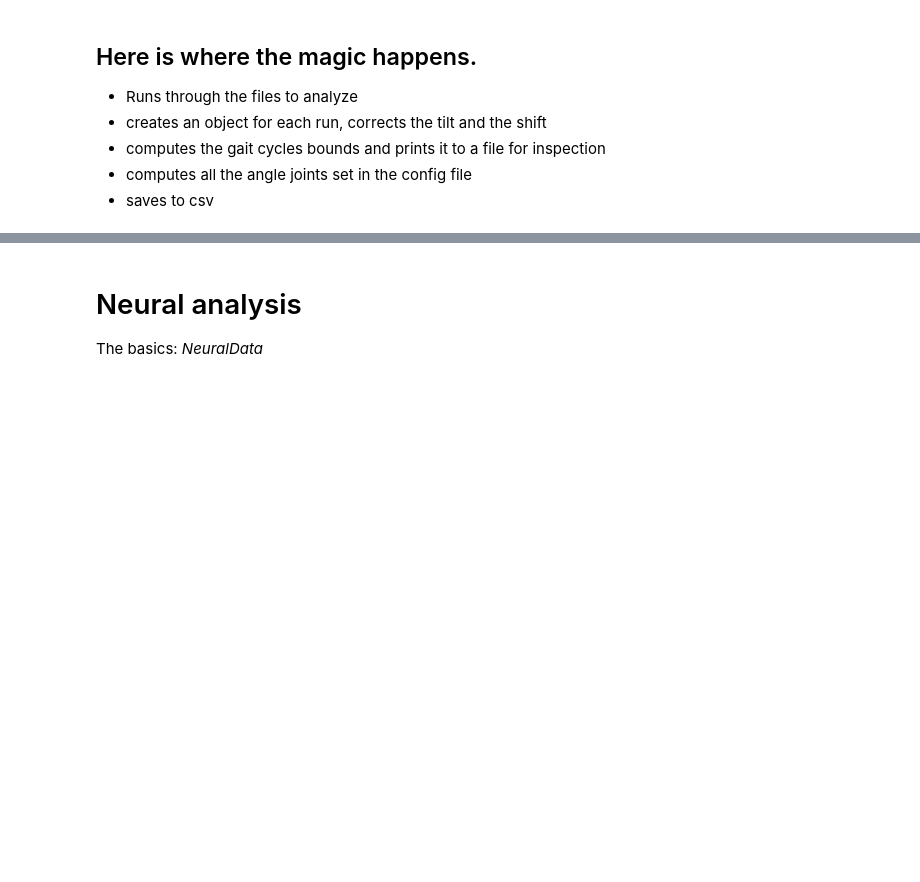
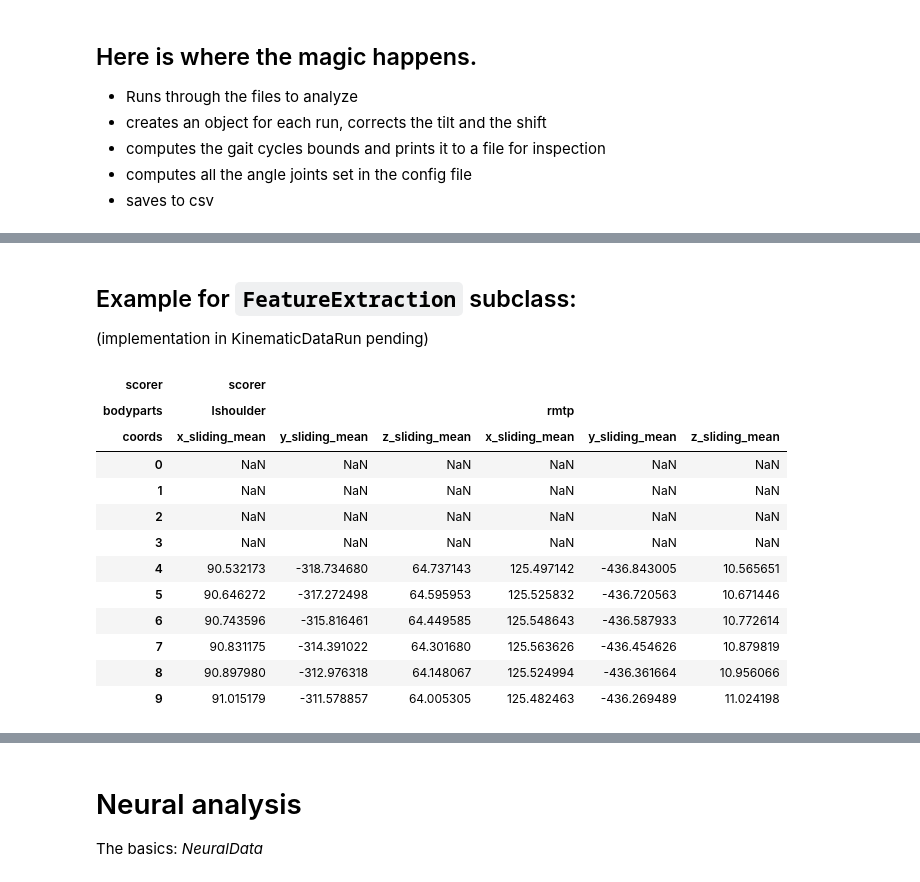
Before and after one commit to ELGarulli/neurokin, a Jupyter notebook: DEMO_neural_gait_correlation.ipynb, the cells around one changed output, grey strips where cells are left out. Saved outputs shown, nothing was run; the diff lists cells and outputs as text; code cells hidden in the pictures; blank space fills up the shorter version.

Commit message:
initial implementation features module; FeatureExtraction ABC

```diff
--- a/DEMO_neural_gait_correlation.ipynb
+++ b/DEMO_neural_gait_correlation.ipynb
@@ -69 +69,5 @@ kin_data.plot_step_partition(step_left_marker, step_right_marker, ax_l=axs[0], a
 [figure]
+# %% [markdown]
+## Example for `FeatureExtraction` subclass:
+
+(implementation in KinematicDataRun pending)
@@ -69,0 +76,22 @@ kin_data.plot_step_partition(step_left_marker, step_right_marker, ax_l=axs[0], a
+# %%
+# as the implementation in the KinematicDataRun class is still pending:
+df = kin_data.markers_df.copy()
+# %%
+# without passing any params, defaults will be used:
+feature_extraction_strat = SampleFeatureExtractionStrategy(sliced_marker_df=df)
+extracted_features_df = feature_extraction_strat.extract_features(source_marker_ids=['lshoulder', 'rmtp'])
+extracted_features_df.head(10)
+# %% [output]
+| scorer | scorer |  |  |  |  |  |
+| bodyparts | lshoulder |  |  | rmtp |  |  |
+| coords | x_sliding_mean | y_sliding_mean | z_sliding_mean | x_sliding_mean | y_sliding_mean | z_sliding_mean |
+| 0 | NaN | NaN | NaN | NaN | NaN | NaN |
+| 1 | NaN | NaN | NaN | NaN | NaN | NaN |
+| 2 | NaN | NaN | NaN | NaN | NaN | NaN |
+| 3 | NaN | NaN | NaN | NaN | NaN | NaN |
+| 4 | 90.532173 | -318.734680 | 64.737143 | 125.497142 | -436.843005 | 10.565651 |
+| 5 | 90.646272 | -317.272498 | 64.595953 | 125.525832 | -436.720563 | 10.671446 |
+| 6 | 90.743596 | -315.816461 | 64.449585 | 125.548643 | -436.587933 | 10.772614 |
+| 7 | 90.831175 | -314.391022 | 64.301680 | 125.563626 | -436.454626 | 10.879819 |
+| 8 | 90.897980 | -312.976318 | 64.148067 | 125.524994 | -436.361664 | 10.956066 |
+| 9 | 91.015179 | -311.578857 | 64.005305 | 125.482463 | -436.269489 | 11.024198 |
```
Also changed, not shown: parts of 8 cells of this notebook, 4 other files.
